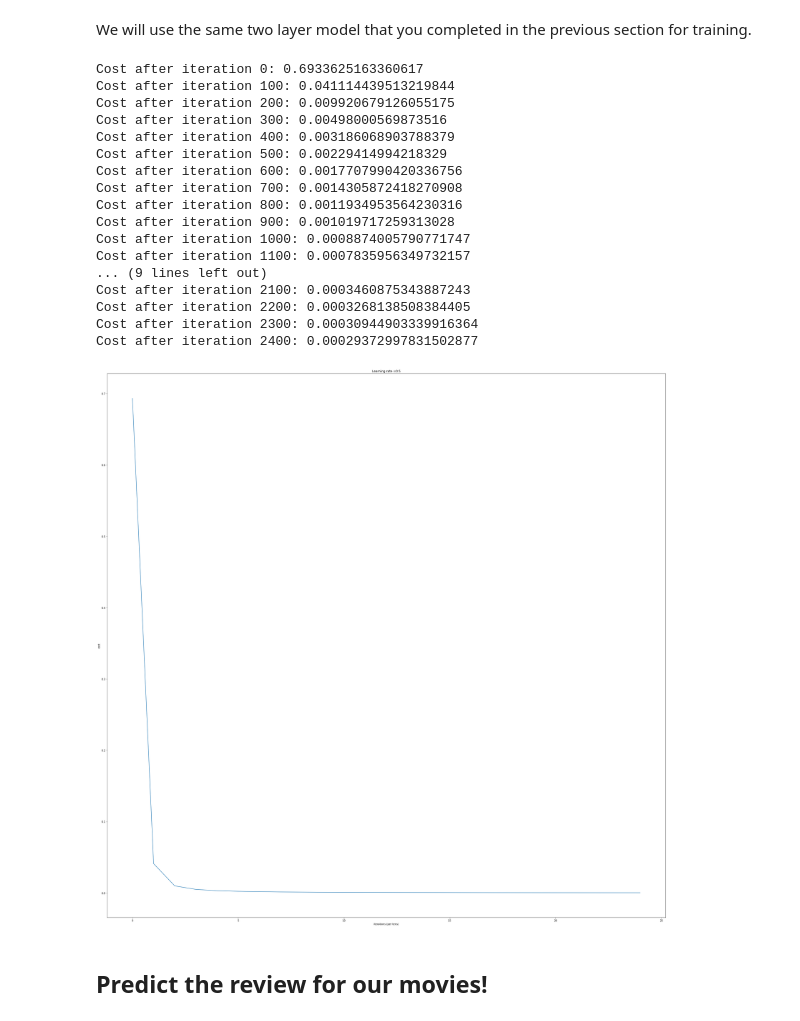
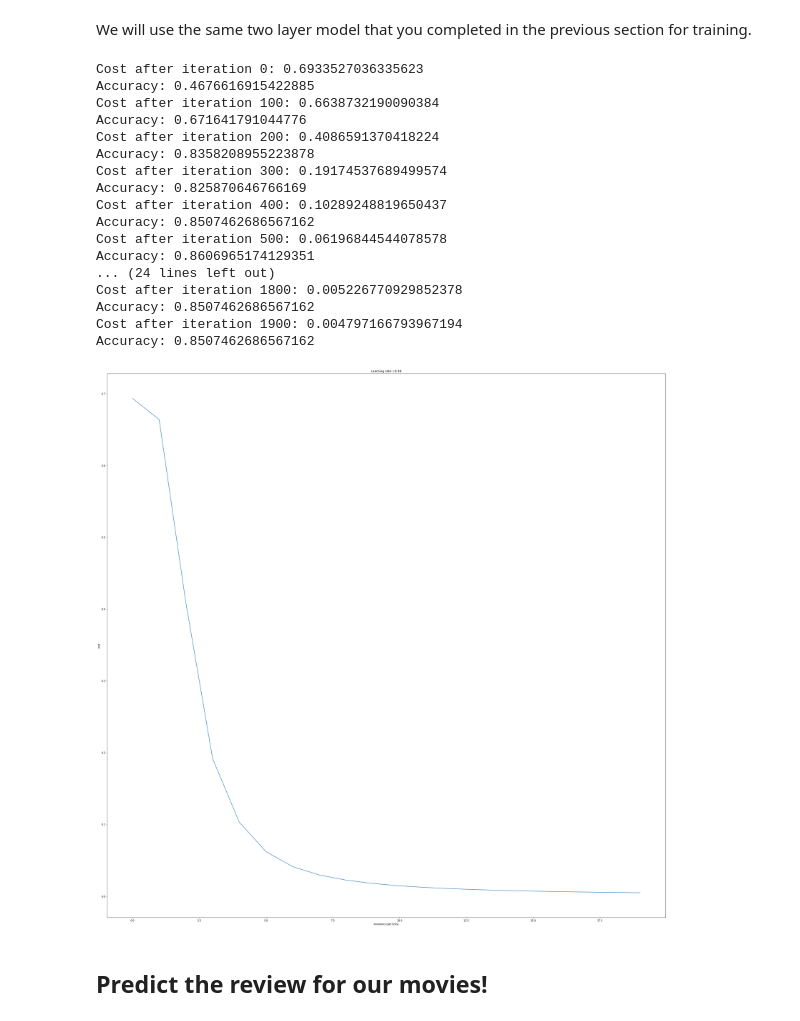
Before and after one commit to satya-umd/CMSC498L_HW2, a Jupyter notebook: hw2.ipynb, the cells around one changed output. Drawn from its saved outputs; the diff is of its cells as text; code cells hidden in the pictures.

```diff
--- a/hw2.ipynb
+++ b/hw2.ipynb
@@ -1204,32 +1204,32 @@ y_val = y_val.reshape(1,-1)
 # %%
 ### CONSTANTS DEFINING THE MODEL ####
 n_x = X_train.shape[0]
-n_h = 200
+n_h = 300
 n_y = 1
 layers_dims = (n_x, n_h, n_y)
 # %% [markdown]
 We will use the same two layer model that you completed in the previous section for training.
 # %%
-parameters = two_layer_model(X_train, y_train, layers_dims = (n_x, n_h, n_y),learning_rate = 0.5, num_iterations = 2500, print_cost=True)
+parameters = two_layer_model(X_train, y_train, layers_dims = (n_x, n_h, n_y),learning_rate = 0.08, num_iterations = 2000, print_cost=True)
 # %% [output]
-Cost after iteration 0: 0.6933625163360617
-Cost after iteration 100: 0.041114439513219844
-Cost after iteration 200: 0.009920679126055175
-Cost after iteration 300: 0.00498000569873516
-Cost after iteration 400: 0.003186068903788379
-Cost after iteration 500: 0.00229414994218329
-Cost after iteration 600: 0.0017707990420336756
-Cost after iteration 700: 0.0014305872418270908
-Cost after iteration 800: 0.0011934953564230316
-Cost after iteration 900: 0.001019717259313028
-Cost after iteration 1000: 0.0008874005790771747
-Cost after iteration 1100: 0.0007835956349732157
-... (9 lines left out)
-Cost after iteration 2100: 0.0003460875343887243
-Cost after iteration 2200: 0.0003268138508384405
-Cost after iteration 2300: 0.00030944903339916364
-Cost after iteration 2400: 0.00029372997831502877
+Cost after iteration 0: 0.6933527036335623
+Accuracy: 0.4676616915422885
+Cost after iteration 100: 0.6638732190090384
+Accuracy: 0.671641791044776
+Cost after iteration 200: 0.4086591370418224
+Accuracy: 0.8358208955223878
+Cost after iteration 300: 0.19174537689499574
+Accuracy: 0.825870646766169
+Cost after iteration 400: 0.10289248819650437
+Accuracy: 0.8507462686567162
+Cost after iteration 500: 0.06196844544078578
+Accuracy: 0.8606965174129351
+... (24 lines left out)
+Cost after iteration 1800: 0.005226770929852378
+Accuracy: 0.8507462686567162
+Cost after iteration 1900: 0.004797166793967194
+Accuracy: 0.8507462686567162
-[figure, old version]
+[figure, new version]
 # %% [markdown]
 ## Predict the review for our movies!
 # %%
```
Also changed, not shown: parts of 8 cells of this notebook.
